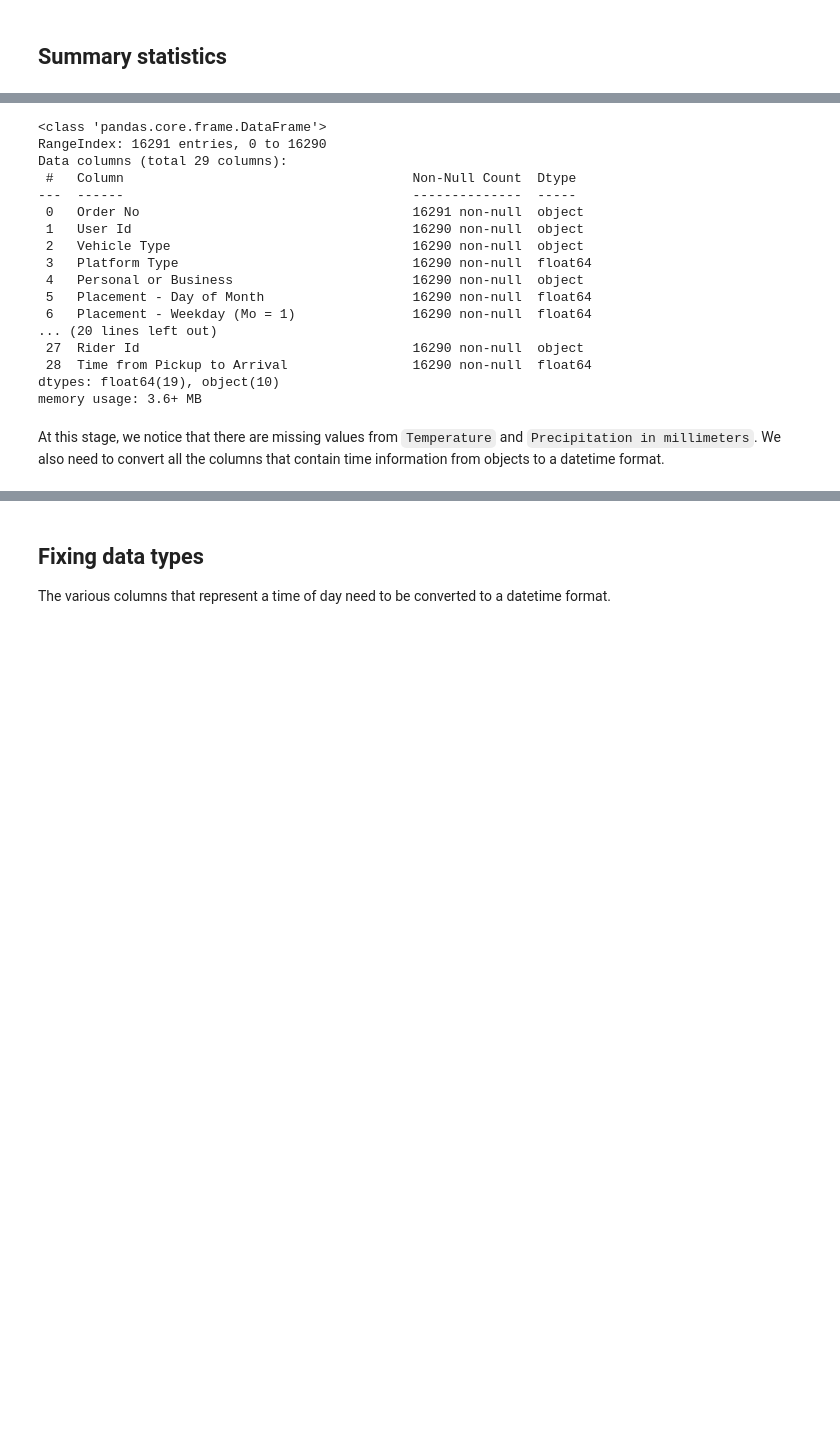
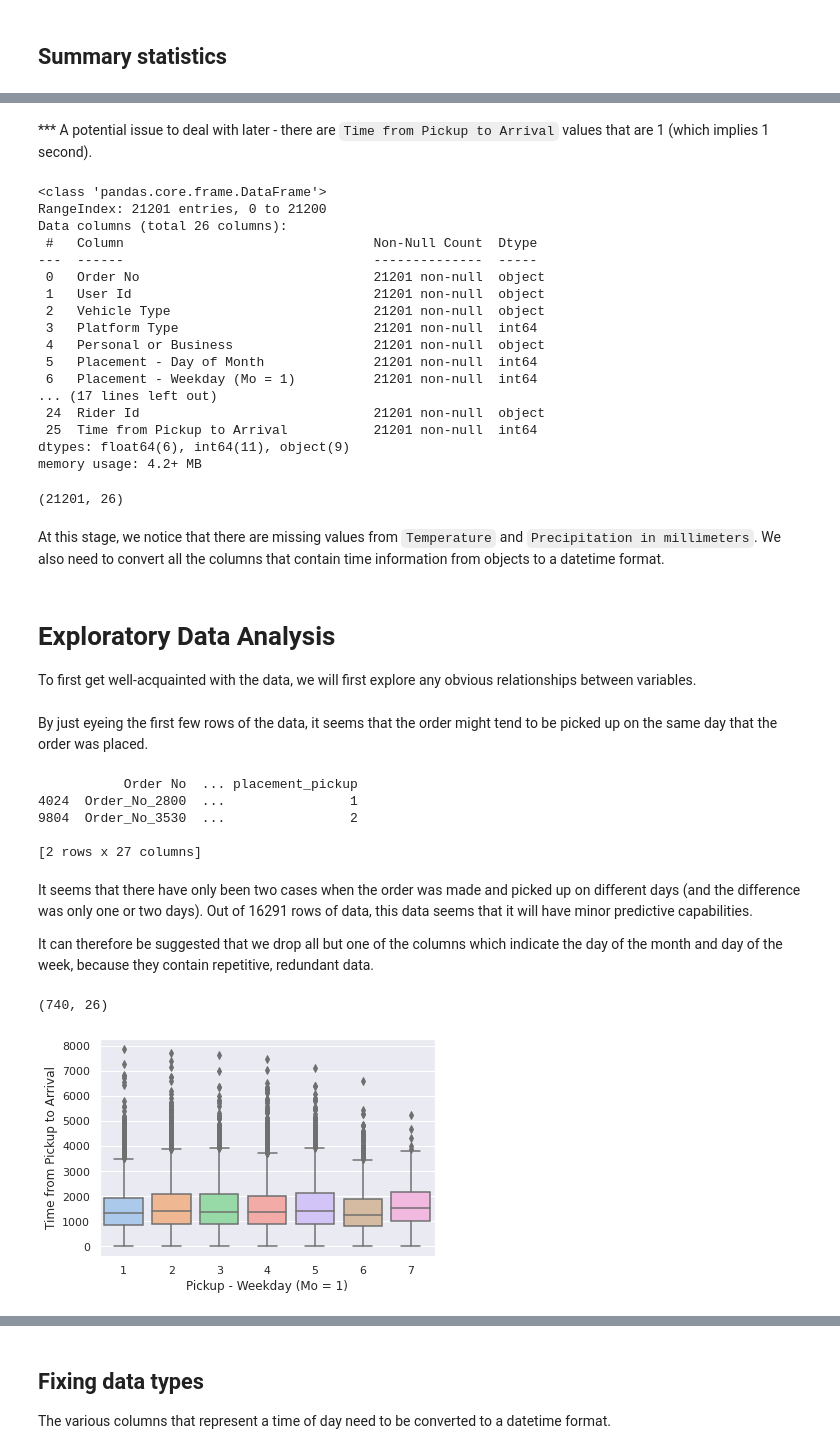
Before and after one commit to monicafar147/logistics-challenge, a Jupyter notebook: Zindi_challenge_ct_3.ipynb, the cells around one changed output, grey strips where cells are left out. Saved outputs shown, nothing was run; the diff lists cells and outputs as text; code cells hidden in the pictures; blank space fills up the shorter version.

```diff
--- a/Zindi_challenge_ct_3.ipynb
+++ b/Zindi_challenge_ct_3.ipynb
@@ -16,6 +16,10 @@
 import numpy as np
 import matplotlib.pyplot as plt
 import pandas as pd
+import seaborn as sns
+
+# Making it pretty :)
+sns.set(palette='pastel')
 # %% [markdown]
 ##Importing the dataset
 # %%
@@ -42,2 +75,6 @@ df_riders.head()
+# %%
+df_train.drop(columns=['Arrival at Destination - Day of Month',
+                       'Arrival at Destination - Weekday (Mo = 1)',
+                       'Arrival at Destination - Time'], inplace = True)
 # %% [markdown]
 ## Summary statistics
@@ -44,22 +93,45 @@ df_riders.head()
+# %% [markdown]
+*** A potential issue to deal with later - there are `Time from Pickup to Arrival` values that are 1 (which implies 1 second).
 # %%
 df_train.info()
 # %% [output]
 <class 'pandas.core.frame.DataFrame'>
-RangeIndex: 16291 entries, 0 to 16290
-Data columns (total 29 columns):
- #   Column                                     Non-Null Count  Dtype
----  ------                                     --------------  -----
- 0   Order No                                   16291 non-null  object
- 1   User Id                                    16290 non-null  object
- 2   Vehicle Type                               16290 non-null  object
- 3   Platform Type                              16290 non-null  float64
- 4   Personal or Business                       16290 non-null  object
- 5   Placement - Day of Month                   16290 non-null  float64
- 6   Placement - Weekday (Mo = 1)               16290 non-null  float64
-... (20 lines left out)
- 27  Rider Id                                   16290 non-null  object
- 28  Time from Pickup to Arrival                16290 non-null  float64
-dtypes: float64(19), object(10)
-memory usage: 3.6+ MB
+RangeIndex: 21201 entries, 0 to 21200
+Data columns (total 26 columns):
+ #   Column                                Non-Null Count  Dtype
+---  ------                                --------------  -----
+ 0   Order No                              21201 non-null  object
+ 1   User Id                               21201 non-null  object
+ 2   Vehicle Type                          21201 non-null  object
+ 3   Platform Type                         21201 non-null  int64
+ 4   Personal or Business                  21201 non-null  object
+ 5   Placement - Day of Month              21201 non-null  int64
+ 6   Placement - Weekday (Mo = 1)          21201 non-null  int64
+... (17 lines left out)
+ 24  Rider Id                              21201 non-null  object
+ 25  Time from Pickup to Arrival           21201 non-null  int64
+dtypes: float64(6), int64(11), object(9)
+memory usage: 4.2+ MB
+# %%
+df_train.shape
+# %% [output]
+(21201, 26)
 # %% [markdown]
 At this stage, we notice that there are missing values from `Temperature` and `Precipitation in millimeters`. We also need to convert all the columns that contain time information from objects to a datetime format.
+# %% [markdown]
+# Exploratory Data Analysis
+
+To first get well-acquainted with the data, we will first explore any obvious relationships between variables.
+# %% [markdown]
+By just eyeing the first few rows of the data, it seems that the order might tend to be picked up on the same day that the order was placed.
+# %%
+# Creating a column that calculates the difference between when the
+# order was made and when the order was picked up
+df_train['placement_pickup'] = df_train['Pickup - Day of Month'] - df_train['Placement - Day of Month']
+print(df_train[df_train['placement_pickup'] > 0])
+# %% [output]
+           Order No  ... placement_pickup
+4024  Order_No_2800  ...                1
+9804  Order_No_3530  ...                2
+
+[2 rows x 27 columns]
@@ -65,0 +140,15 @@ At this stage, we notice that there are missing values from `Temperature` and `P
+# %% [markdown]
+It seems that there have only been two cases when the order was made and picked up on different days (and the difference was only one or two days). Out of 16291 rows of data, this data seems that it will have minor predictive capabilities.
+
+It can therefore be suggested that we drop all but one of the columns which indicate the day of the month and day of the week, because they contain repetitive, redundant data.
+# %%
+# There are some entries where the time from pickup to arrival is too short
+# to be real - need to fix
+
+df_train[df_train['Time from Pickup to Arrival'] < 60].shape
+# %% [output]
+(740, 26)
+# %%
+ax = sns.boxplot(x='Pickup - Weekday (Mo = 1)', y='Time from Pickup to Arrival', data=df_train)
+# %% [output]
+[figure, added]
```
Also changed, not shown: parts of 43 cells of this notebook.
